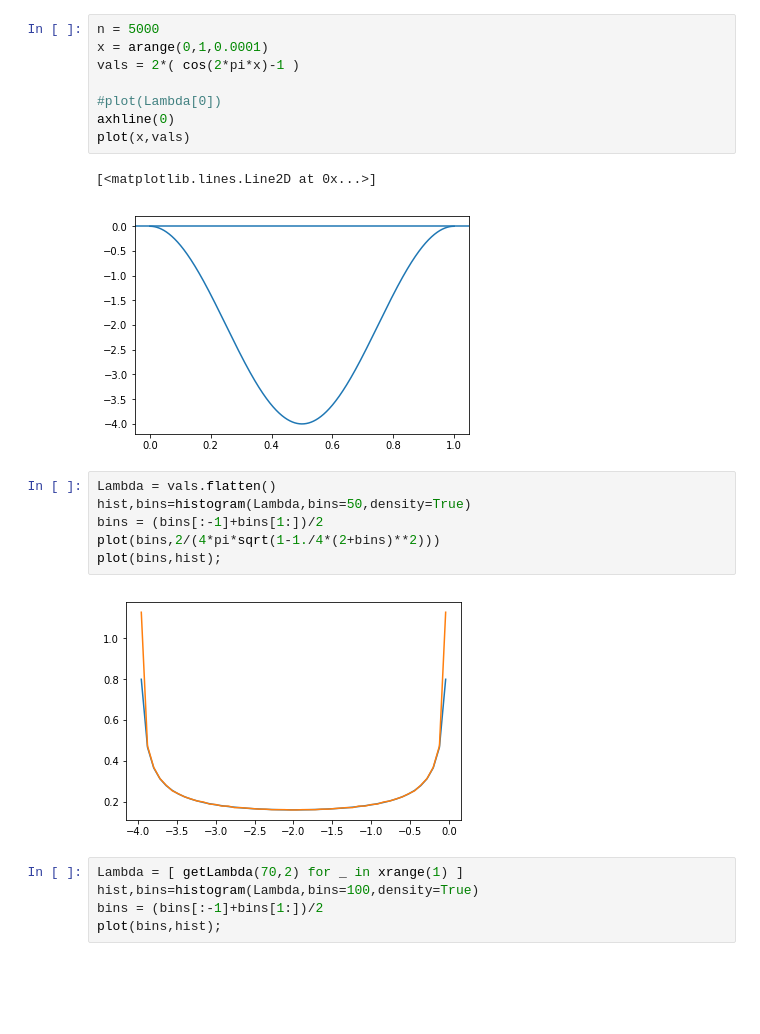
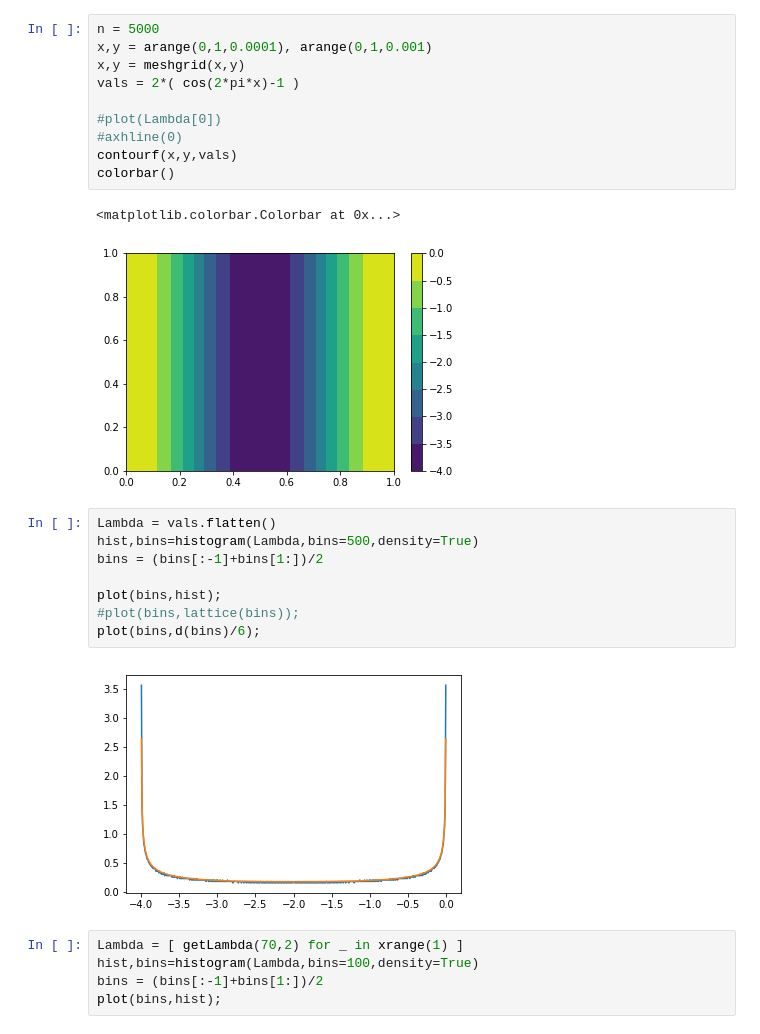
Before and after one commit to gszep/Equlibrium-and-Dynamics-of-the-Spherical-Model, a Jupyter notebook: figures.ipynb, the cells around one changed output. Drawn from its saved outputs; the diff is of its cells as text; blank space fills up the shorter version.

```diff
--- a/figures.ipynb
+++ b/figures.ipynb
@@ -38,22 +117,26 @@ plot(bins,hist);
 # %%
 n = 5000
-x = arange(0,1,0.0001)
+x,y = arange(0,1,0.0001), arange(0,1,0.001)
+x,y = meshgrid(x,y)
 vals = 2*( cos(2*pi*x)-1 )
 
 #plot(Lambda[0])
-axhline(0)
-plot(x,vals)
+#axhline(0)
+contourf(x,y,vals)
+colorbar()
 # %% [output]
-[<matplotlib.lines.Line2D at 0x...>]
+<matplotlib.colorbar.Colorbar at 0x...>
-[figure, old version]
+[figure, new version]
 # %%
 Lambda = vals.flatten()
-hist,bins=histogram(Lambda,bins=50,density=True)
+hist,bins=histogram(Lambda,bins=500,density=True)
 bins = (bins[:-1]+bins[1:])/2
-plot(bins,2/(4*pi*sqrt(1-1./4*(2+bins)**2)))
+
 plot(bins,hist);
+#plot(bins,lattice(bins));
+plot(bins,d(bins)/6);
 # %% [output]
-[figure, old version]
+[figure, new version]
 # %%
 Lambda = [ getLambda(70,2) for _ in xrange(1) ]
 hist,bins=histogram(Lambda,bins=100,density=True)
```
Also changed, not shown: parts of 6 cells of this notebook, 6 other files.
